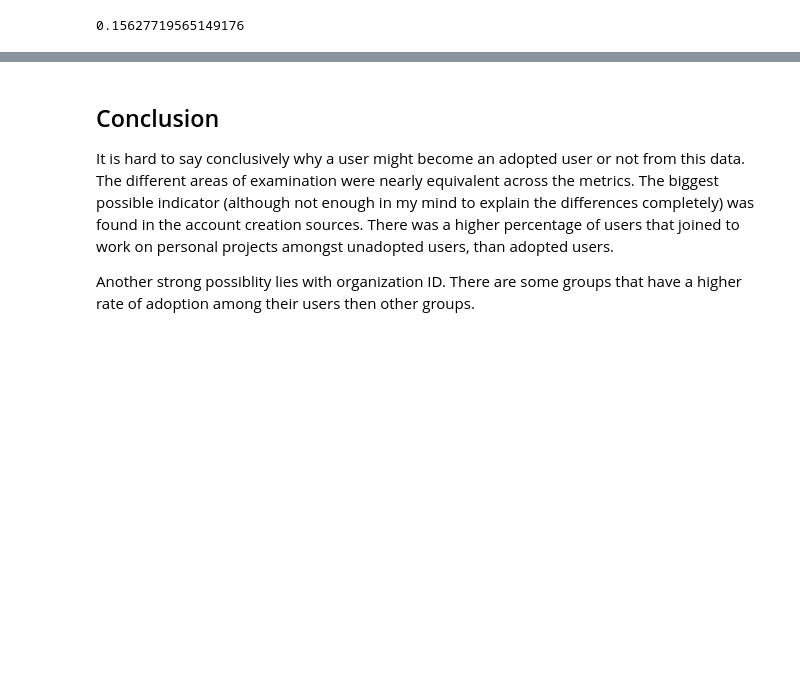
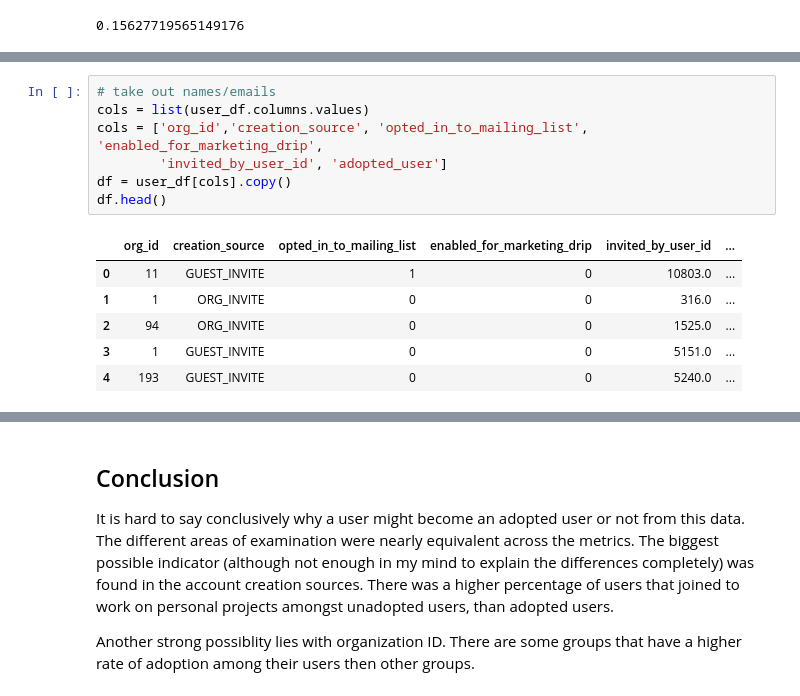
Before and after one commit to MPhillips55/Take_Home_Questions, a Jupyter notebook: relax_challenge/Relax Data Science Challenge.ipynb, the cells around one changed output, grey strips where cells are left out. Drawn from its saved outputs; the diff is of its cells as text; blank space fills up the shorter version.

```diff
--- a/relax_challenge/Relax Data Science Challenge.ipynb
+++ b/relax_challenge/Relax Data Science Challenge.ipynb
@@ -296,0 +306,14 @@ About 16%.
+# %%
+# take out names/emails
+cols = list(user_df.columns.values)
+cols = ['org_id','creation_source', 'opted_in_to_mailing_list', 'enabled_for_marketing_drip',
+        'invited_by_user_id', 'adopted_user']
+df = user_df[cols].copy()
+df.head()
+# %% [output]
+|  | org_id | creation_source | opted_in_to_mailing_list | enabled_for_marketing_drip | invited_by_user_id | ... |
+| 0 | 11 | GUEST_INVITE | 1 | 0 | 10803.0 | ... |
+| 1 | 1 | ORG_INVITE | 0 | 0 | 316.0 | ... |
+| 2 | 94 | ORG_INVITE | 0 | 0 | 1525.0 | ... |
+| 3 | 1 | GUEST_INVITE | 0 | 0 | 5151.0 | ... |
+| 4 | 193 | GUEST_INVITE | 0 | 0 | 5240.0 | ... |
```
Also changed, not shown: parts of 14 cells of this notebook.
